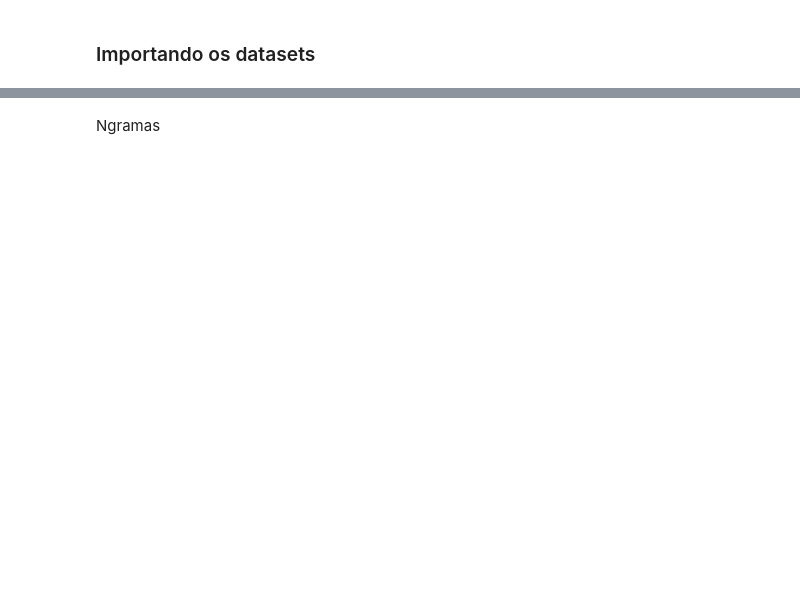
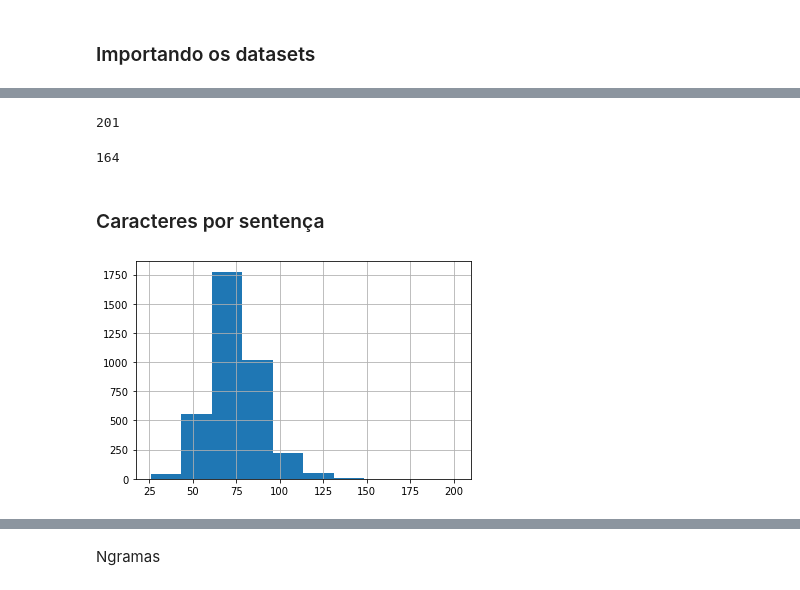
Before and after one commit to nanquim/falsiane, a Jupyter notebook: Análise e Exploração dos Dados.ipynb, the cells around one changed output, grey strips where cells are left out. Drawn from its saved outputs; the diff is of its cells as text; code cells hidden in the pictures; blank space fills up the shorter version.

```diff
--- a/Análise e Exploração dos Dados.ipynb
+++ b/Análise e Exploração dos Dados.ipynb
@@ -53,0 +121,8 @@ print(f'Quantidade de registros por categoria:\n {categorias}')
+# %%
+falsas['Titulo'].str.len().max()
+# %% [output]
+201
+# %%
+verdadeiras['Titulo'].str.len().max()
+# %% [output]
+164
@@ -53,0 +134,9 @@ print(f'Quantidade de registros por categoria:\n {categorias}')
+# %% [markdown]
+### Caracteres por sentença
+# %%
+def hist_char_por_sentenca(df):
+    df.str.len().hist()
+# %%
+hist_char_por_sentenca(falsas['Titulo'])
+# %% [output]
+[figure, added]
```
Also changed, not shown: parts of 55 cells of this notebook.
